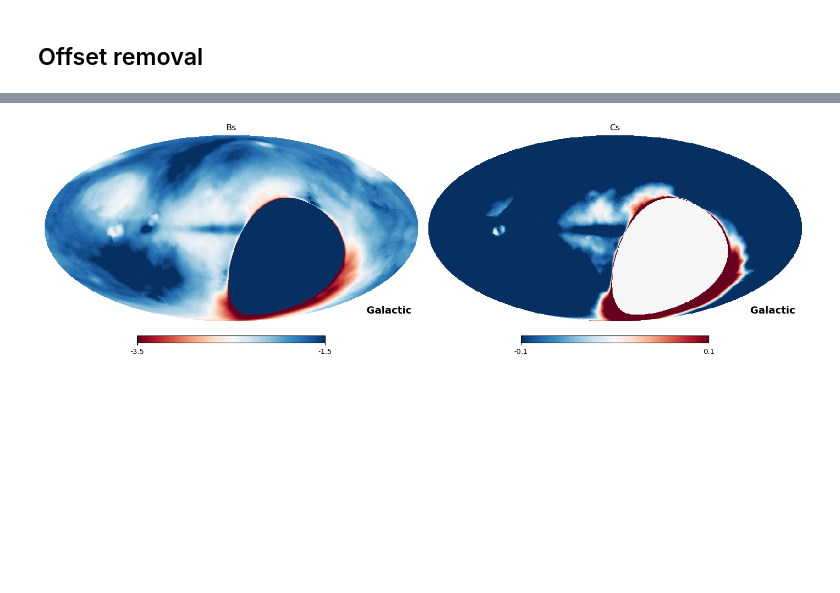
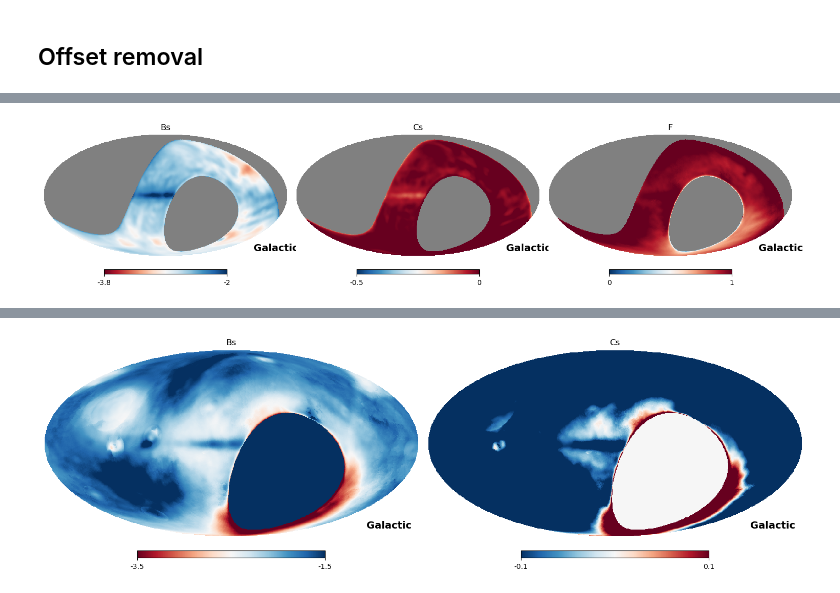
Before and after one commit to giuspugl/fitting_synchrotron, a Jupyter notebook: coarse_parameters.ipynb, the cells around one changed output, grey strips where cells are left out. Cells and saved outputs as stored; diff of their text form; code cells hidden in the pictures; blank space fills up the shorter version.

```diff
--- a/coarse_parameters.ipynb
+++ b/coarse_parameters.ipynb
@@ -390,0 +488,7 @@ ValueError: array must not contain infs or NaNs
+# %%
+pl.figure(figsize=(15,5 ))
+hp.mollview(betamap , sub=131 , min=-3.8,max=-2, title ='Bs',cmap='RdBu',coord='CG')
+hp.mollview(csmap , sub=132, min=-0.5,max=0. ,title='Cs',cmap='RdBu_r',coord='CG')
+hp.mollview(fmap  , sub=133,  min=0, max=1,   title='F',cmap='RdBu_r',coord='CG')
+# %% [output]
+[figure, added]
```
Also changed, not shown: parts of 13 cells of this notebook.
